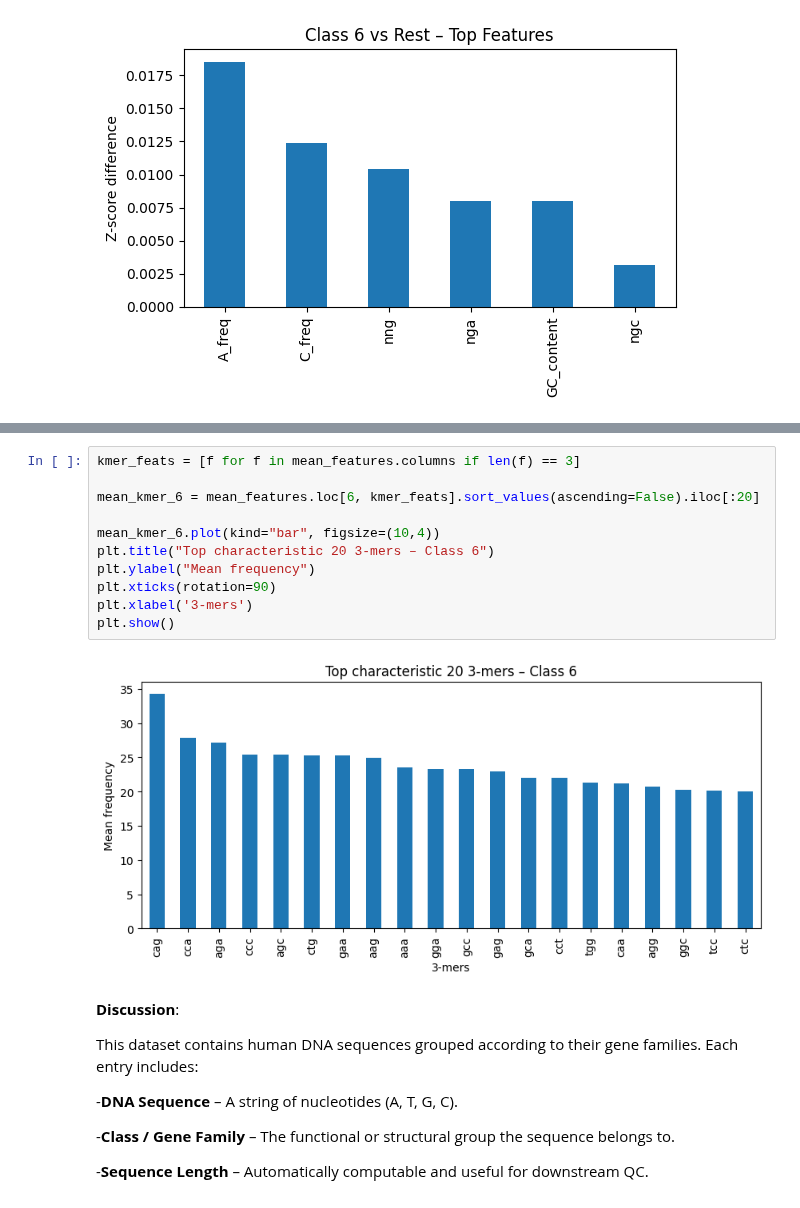
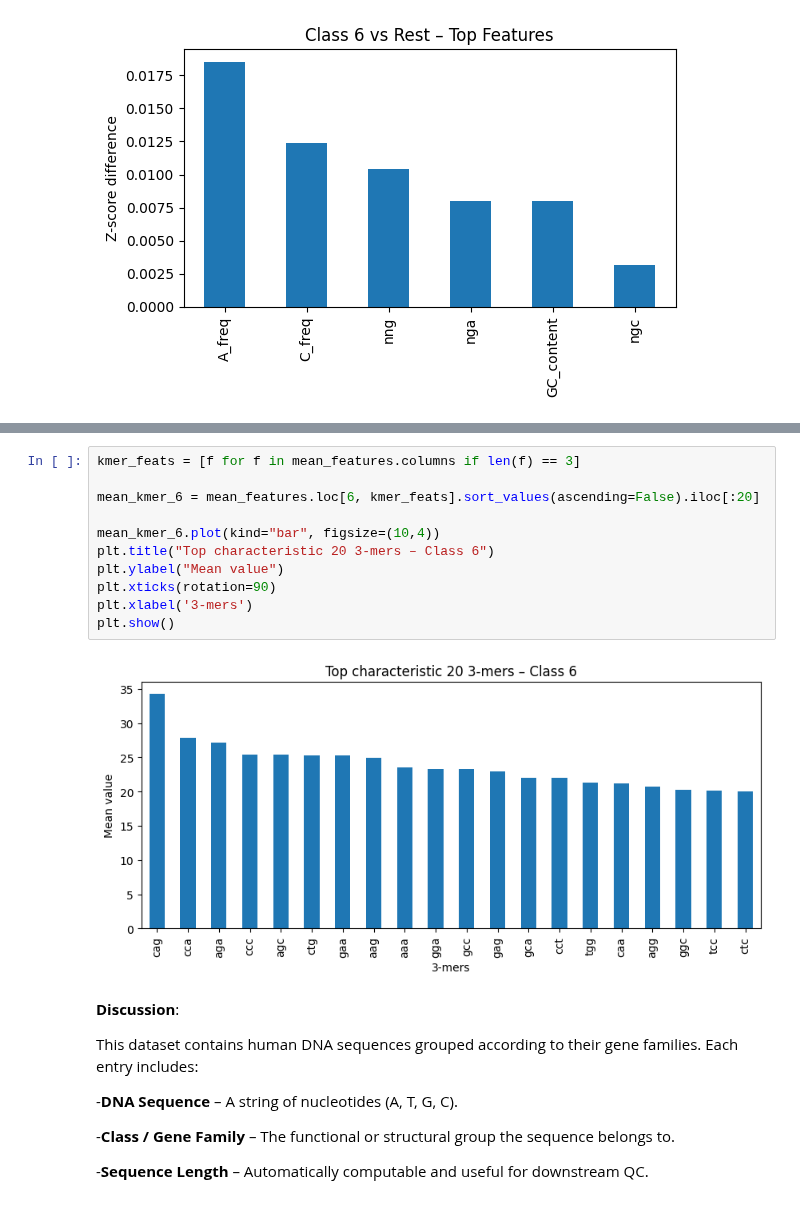
Before and after one commit to YamenNahhas/my-data-project, a Jupyter notebook: notebooks/DNA classification/Human Data Sequnence.ipynb, the cells around one changed output, grey strips where cells are left out. Drawn from its saved outputs; the diff is of its cells as text.

```diff
--- a/notebooks/DNA classification/Human Data Sequnence.ipynb
+++ b/notebooks/DNA classification/Human Data Sequnence.ipynb
@@ -518,16 +518,16 @@ plt.show()
 # %%
 kmer_feats = [f for f in mean_features.columns if len(f) == 3]
 
 mean_kmer_6 = mean_features.loc[6, kmer_feats].sort_values(ascending=False).iloc[:20]
 
 mean_kmer_6.plot(kind="bar", figsize=(10,4))
 plt.title("Top characteristic 20 3-mers – Class 6")
-plt.ylabel("Mean frequency")
+plt.ylabel("Mean value")
 plt.xticks(rotation=90)
 plt.xlabel('3-mers')
 plt.show()
 # %% [output]
-[figure, old version]
+[figure, new version]
 # %% [markdown]
 **Discussion**:
 
```
Also changed, not shown: parts of 1 cell of this notebook.
